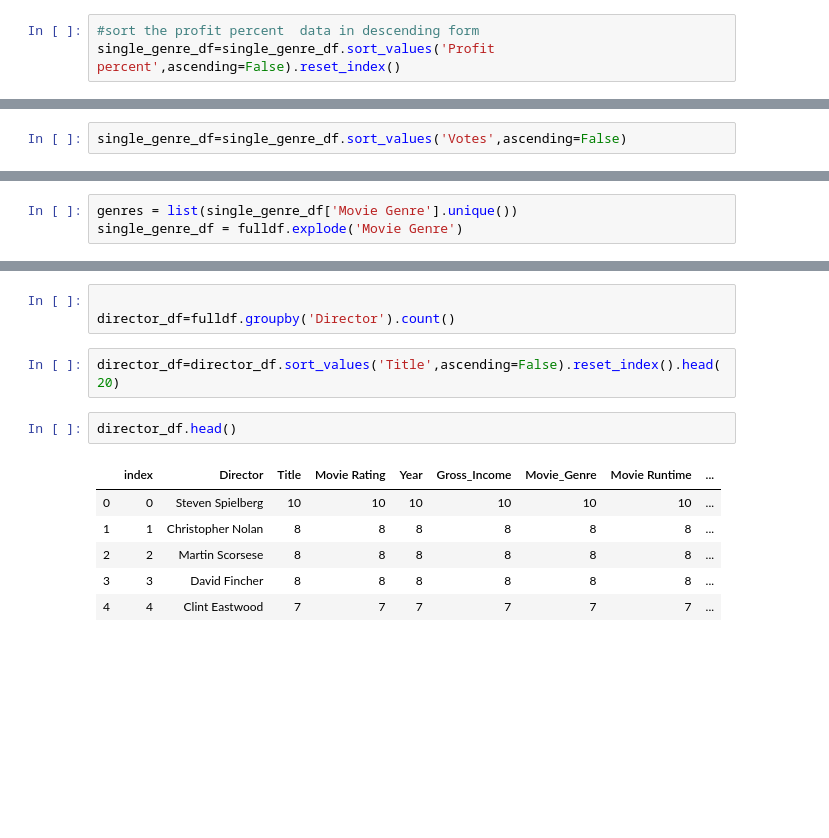
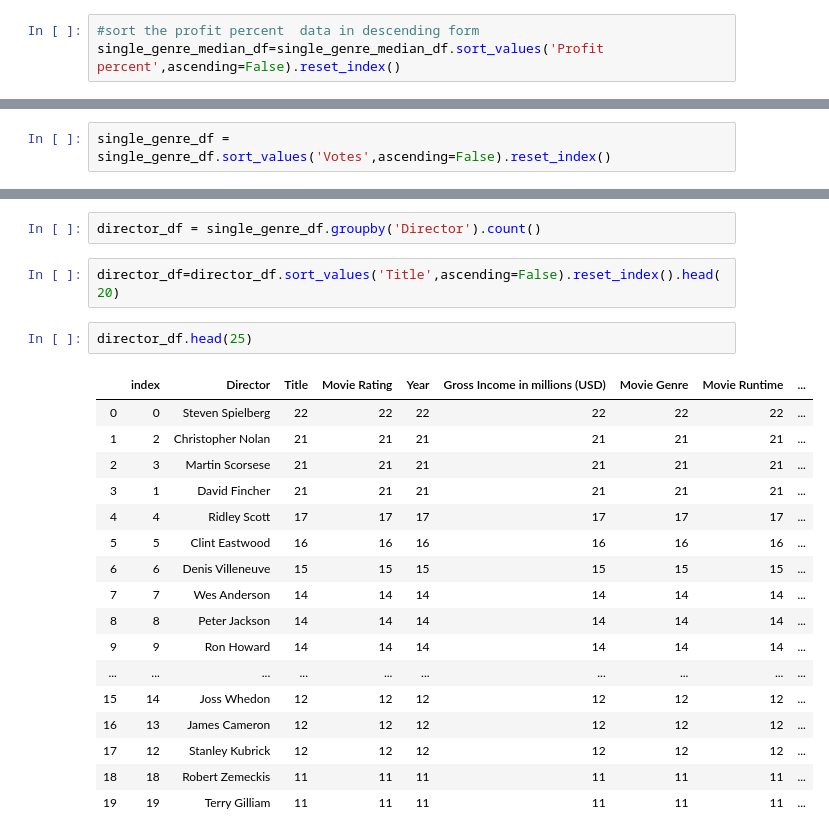
Before and after one commit to naik-sachin/project1, a Jupyter notebook: Notebooks/Visualization.ipynb, the cells around one changed output, grey strips where cells are left out. Cells and saved outputs as stored; diff of their text form; blank space fills up the shorter version.

```diff
--- a/Notebooks/Visualization.ipynb
+++ b/Notebooks/Visualization.ipynb
@@ -192,5 +192,5 @@ single_genre_df = single_genre_df.groupby('Movie Genre').median()
 # %%
 #sort the profit percent  data in descending form
-single_genre_df=single_genre_df.sort_values('Profit percent',ascending=False).reset_index()
+single_genre_median_df=single_genre_median_df.sort_values('Profit percent',ascending=False).reset_index()
 # %%
 #single_genre_df.head(len(single_genre_df))# Display the Data to make sure its as desired.
@@ -208,2 +212,2 @@ bargraph(single_genre_df,single_genre_df['Profit percent'],single_genre_df['Movi
 # %%
-single_genre_df=single_genre_df.sort_values('Votes',ascending=False)
+single_genre_df = single_genre_df.sort_values('Votes',ascending=False).reset_index()
@@ -224,3 +213,0 @@ bargraph(single_genre_df,single_genre_df['Votes'],single_genre_df['Movie Genre']
-# %%
-genres = list(single_genre_df['Movie Genre'].unique())
-single_genre_df = fulldf.explode('Movie Genre')
@@ -350,17 +421,27 @@ Name: Budget, dtype: float64
 # %%
-
-director_df=fulldf.groupby('Director').count()
+director_df = single_genre_df.groupby('Director').count()
 # %%
 director_df=director_df.sort_values('Title',ascending=False).reset_index().head(20)
 # %%
-director_df.head()
+director_df.head(25)
 # %% [output]
-|  | index | Director | Title | Movie Rating | Year | Gross_Income | Movie_Genre | Movie Runtime | ... |
-| 0 | 0 | Steven Spielberg | 10 | 10 | 10 | 10 | 10 | 10 | ... |
-| 1 | 1 | Christopher Nolan | 8 | 8 | 8 | 8 | 8 | 8 | ... |
-| 2 | 2 | Martin Scorsese | 8 | 8 | 8 | 8 | 8 | 8 | ... |
-| 3 | 3 | David Fincher | 8 | 8 | 8 | 8 | 8 | 8 | ... |
-| 4 | 4 | Clint Eastwood | 7 | 7 | 7 | 7 | 7 | 7 | ... |
+|  | index | Director | Title | Movie Rating | Year | Gross Income in millions (USD) | Movie Genre | Movie Runtime | ... |
+| 0 | 0 | Steven Spielberg | 22 | 22 | 22 | 22 | 22 | 22 | ... |
+| 1 | 2 | Christopher Nolan | 21 | 21 | 21 | 21 | 21 | 21 | ... |
+| 2 | 3 | Martin Scorsese | 21 | 21 | 21 | 21 | 21 | 21 | ... |
+| 3 | 1 | David Fincher | 21 | 21 | 21 | 21 | 21 | 21 | ... |
+| 4 | 4 | Ridley Scott | 17 | 17 | 17 | 17 | 17 | 17 | ... |
+| 5 | 5 | Clint Eastwood | 16 | 16 | 16 | 16 | 16 | 16 | ... |
+| 6 | 6 | Denis Villeneuve | 15 | 15 | 15 | 15 | 15 | 15 | ... |
+| 7 | 7 | Wes Anderson | 14 | 14 | 14 | 14 | 14 | 14 | ... |
+| 8 | 8 | Peter Jackson | 14 | 14 | 14 | 14 | 14 | 14 | ... |
+| 9 | 9 | Ron Howard | 14 | 14 | 14 | 14 | 14 | 14 | ... |
+| ... | ... | ... | ... | ... | ... | ... | ... | ... | ... |
+| 15 | 14 | Joss Whedon | 12 | 12 | 12 | 12 | 12 | 12 | ... |
+| 16 | 13 | James Cameron | 12 | 12 | 12 | 12 | 12 | 12 | ... |
+| 17 | 12 | Stanley Kubrick | 12 | 12 | 12 | 12 | 12 | 12 | ... |
+| 18 | 18 | Robert Zemeckis | 11 | 11 | 11 | 11 | 11 | 11 | ... |
+| 19 | 19 | Terry Gilliam | 11 | 11 | 11 | 11 | 11 | 11 | ... |
 # %%
 
 plt.title(" Directors that have directed most # of top 1000 movies")
```
Also changed, not shown: parts of 59 cells of this notebook.
